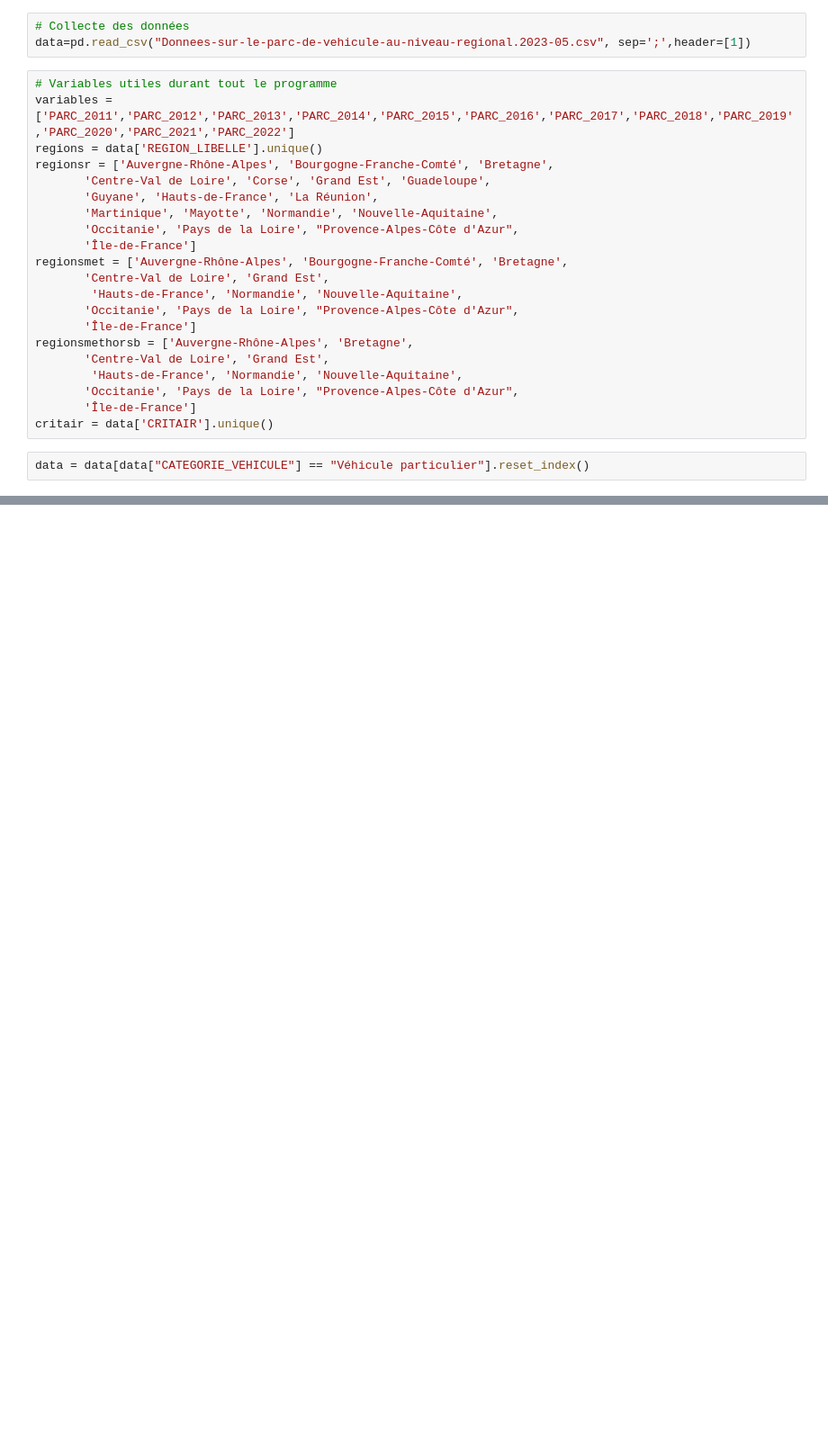
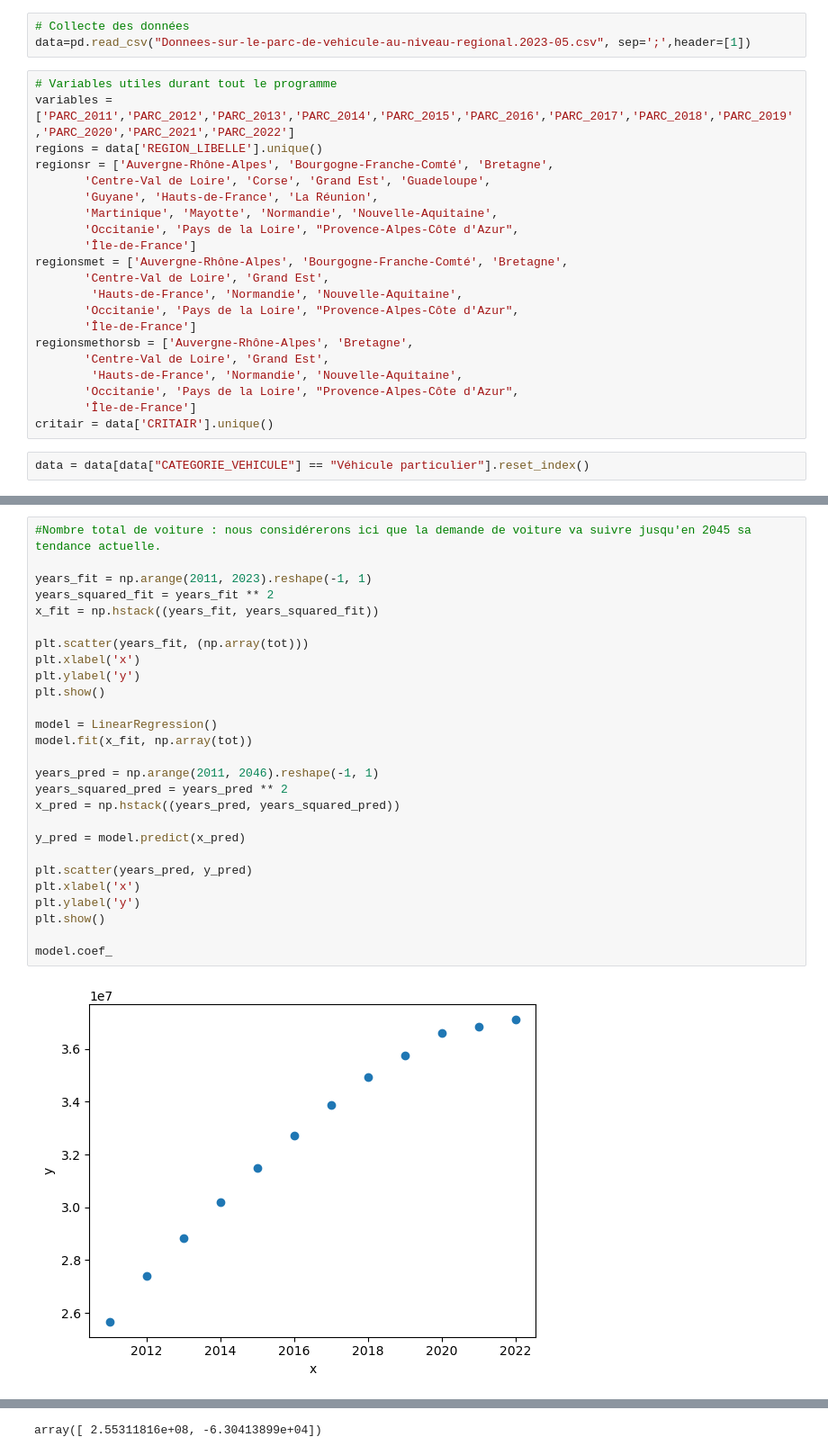
Before and after one commit to TheoLBTN/Projet-Python, a Jupyter notebook: Tendances.ipynb, the cells around one changed output, grey strips where cells are left out. Shown at 90% size. Drawn from its saved outputs; the diff is of its cells as text; blank space fills up the shorter version.

```diff
--- a/Tendances.ipynb
+++ b/Tendances.ipynb
@@ -129,0 +360,29 @@ for i in ["Crit'Air E","Crit'Air 1","Crit'Air 2","Crit'Air 3","Crit'Air 4","Crit
+# %%
+#Nombre total de voiture : nous considérerons ici que la demande de voiture va suivre jusqu'en 2045 sa tendance actuelle.
+
+years_fit = np.arange(2011, 2023).reshape(-1, 1)
+years_squared_fit = years_fit ** 2
+x_fit = np.hstack((years_fit, years_squared_fit))
+
+plt.scatter(years_fit, (np.array(tot)))
+plt.xlabel('x')
+plt.ylabel('y')
+plt.show()
+
+model = LinearRegression()
+model.fit(x_fit, np.array(tot))
+
+years_pred = np.arange(2011, 2046).reshape(-1, 1)
+years_squared_pred = years_pred ** 2
+x_pred = np.hstack((years_pred, years_squared_pred))
+
+y_pred = model.predict(x_pred)
+
+plt.scatter(years_pred, y_pred)
+plt.xlabel('x')
+plt.ylabel('y')
+plt.show()
+
+model.coef_
+# %% [output]
+[figure, added]
@@ -129,0 +390 @@ for i in ["Crit'Air E","Crit'Air 1","Crit'Air 2","Crit'Air 3","Crit'Air 4","Crit
+array([ 2.55311816e+08, -6.30413899e+04])
```
Also changed, not shown: parts of 11 cells of this notebook.
